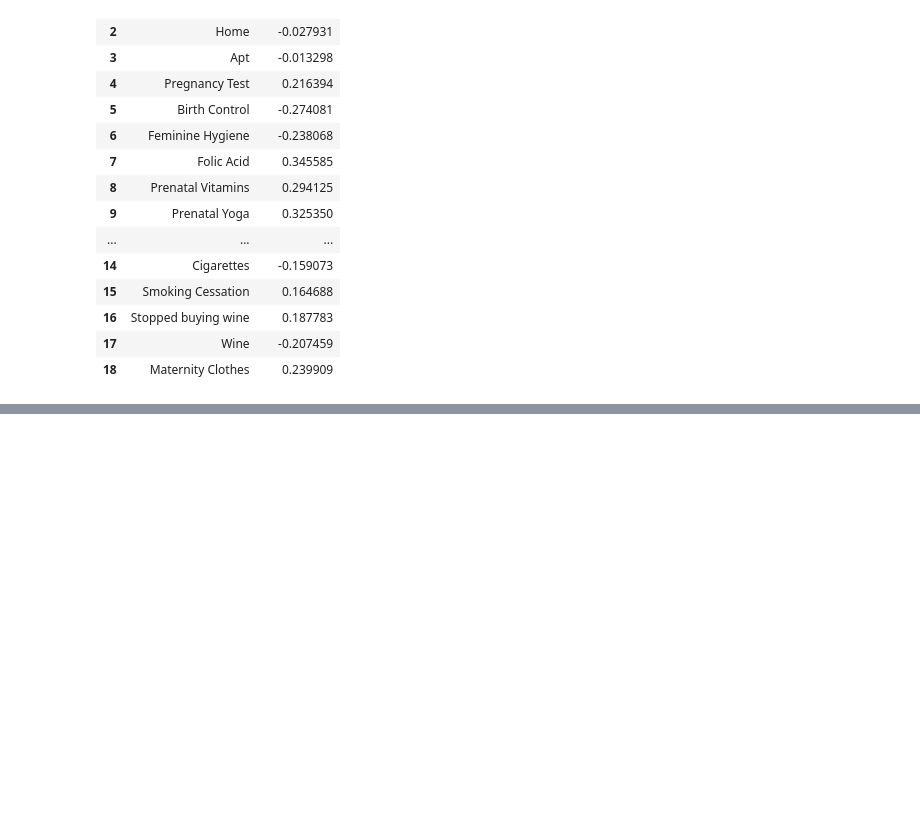
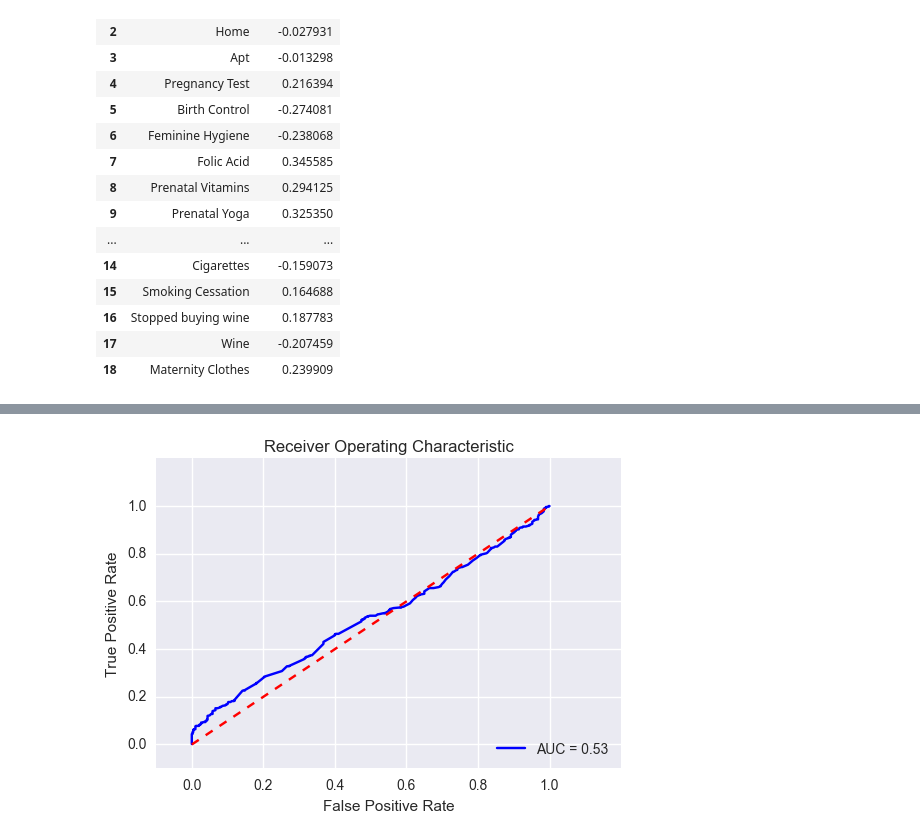
Before and after one commit to davidkrauza/business-analytics, a Jupyter notebook: unit-06/python/Unit-06-python-unit-04.ipynb, the cells around one changed output, grey strips where cells are left out. Drawn from its saved outputs; the diff is of its cells as text; code cells hidden in the pictures; blank space fills up the shorter version.

Commit message:
Added predict and ROC regression logic

```diff
--- a/unit-06/python/Unit-06-python-unit-04.ipynb
+++ b/unit-06/python/Unit-06-python-unit-04.ipynb
@@ -298,3 +298,11 @@ pd.DataFrame(list(zip(X_df.columns, lm.coef_)), columns=['features', 'coefficien
 | 16 | Stopped buying wine | 0.187783 |
 | 17 | Wine | -0.207459 |
 | 18 | Maternity Clothes | 0.239909 |
+# %%
+df_test = pd.read_excel('input/RetailMart.xlsx', sheetname = 6)
+df_test.drop('Unnamed: 19', axis=1, inplace=True)
+df_test.drop('PREGNANT', axis=1, inplace=True)
+df_test.drop('Linear Prediction', axis=1, inplace=True)
+df_test.drop('Probability', axis=1, inplace=True)
+df_test.drop('Logistic Regression -- Linear Comb.', axis=1, inplace=True)
+df_test.head()
@@ -300,0 +336,17 @@ pd.DataFrame(list(zip(X_df.columns, lm.coef_)), columns=['features', 'coefficien
+# %%
+from sklearn.metrics import roc_curve, auc
+false_positive_rate, true_positive_rate, thresholds = roc_curve(df['PREGNANT'], lm.predict(df_test))
+roc_auc = auc(false_positive_rate, true_positive_rate)
+
+plt.title('Receiver Operating Characteristic')
+plt.plot(false_positive_rate, true_positive_rate, 'b',
+label='AUC = %0.2f'% roc_auc)
+plt.legend(loc='lower right')
+plt.plot([0,1],[0,1],'r--')
+plt.xlim([-0.1,1.2])
+plt.ylim([-0.1,1.2])
+plt.ylabel('True Positive Rate')
+plt.xlabel('False Positive Rate')
+plt.show()
+# %% [output]
+[figure, added]
```
Also changed, not shown: parts of 2 cells of this notebook.
